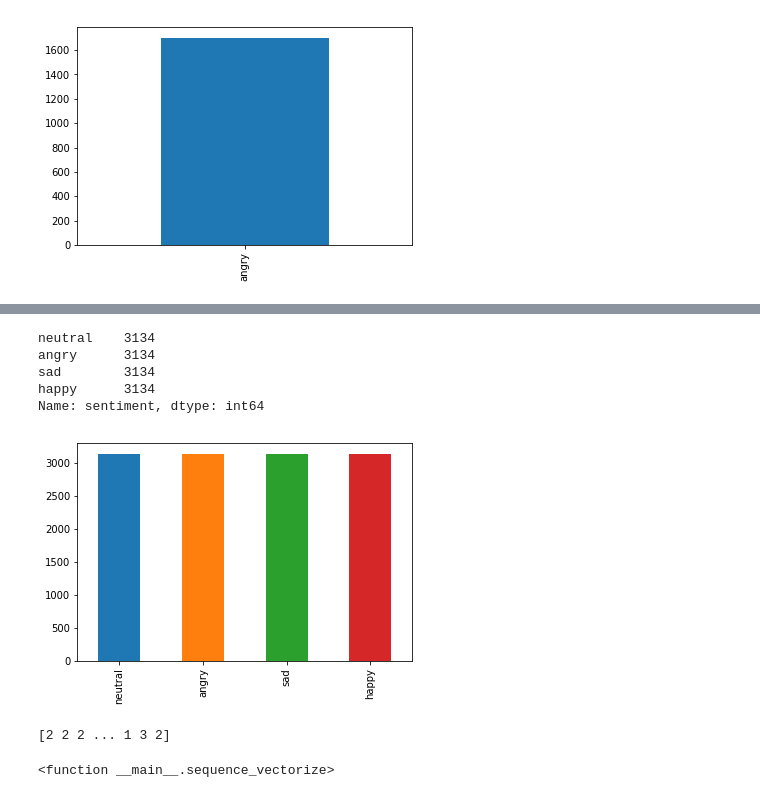
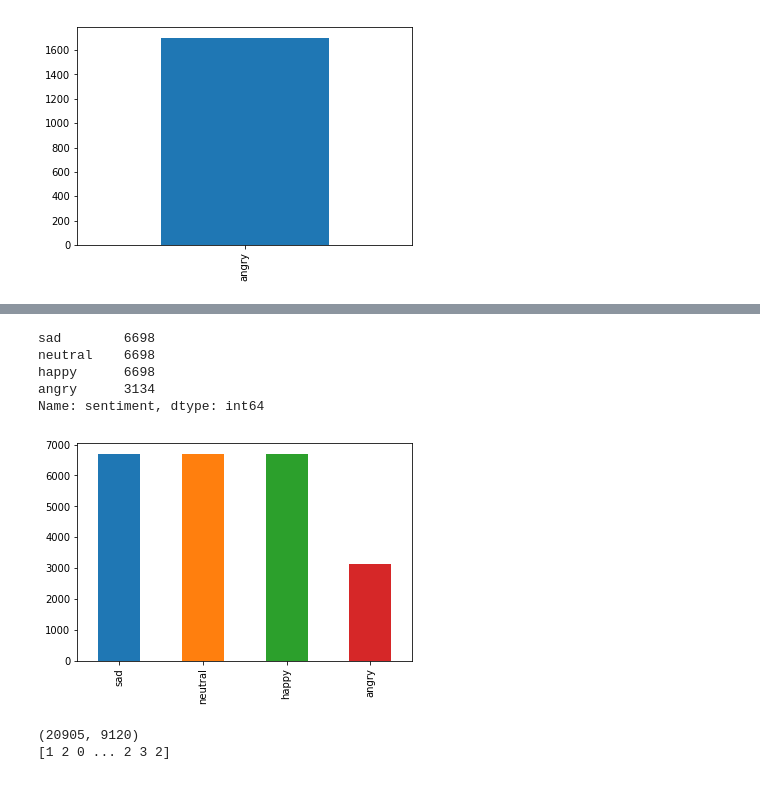
Before and after one commit to jeesupkim/FYP2019, a Jupyter notebook: textML/pre_train.ipynb, the cells around one changed output, grey strips where cells are left out. Cells and saved outputs as stored; diff of their text form; code cells hidden in the pictures.

Commit message:
Tuning hyperparameters, added datasets
Tuned hyperparameters, added datasets

```diff
--- a/textML/pre_train.ipynb
+++ b/textML/pre_train.ipynb
@@ -316,0 +305,7 @@ df_traindata.head()
+# %%
+#Read CSV
+df_traindata = pd.read_csv("../content/drive/My Drive/Colab Notebooks/datasets/tweets+anger+joy+sad_tcs_dropped.csv", header = 0)
+df_traindata.astype(str)
+
+df_traindata = df_traindata.reindex(np.random.permutation(df_traindata.index))
+print(df_traindata)
@@ -319,7 +332,8 @@ df_counts = df_traindata["sentiment"].value_counts()
 
 #Make different counts equal
 s_count, h_count, n_count, a_count = [0 for _ in range(4)]
-min_count = min(df_counts["happy"], df_counts["angry"], df_counts["neutral"], df_counts["sad"])
+# min_count = min(df_counts["happy"], df_counts["angry"], df_counts["neutral"], df_counts["sad"])
+min_count = min(df_counts["happy"], df_counts["neutral"], df_counts["sad"])
 for index, row in df_traindata.iterrows():
   sentiment = row["sentiment"]
   if (sentiment == "sad"):
@@ -328,41 +342,41 @@ for index, row in df_traindata.iterrows():
       continue
     else:
       df_traindata.drop(index,inplace=True)
       continue
   if (sentiment == "happy"):
     if (h_count < min_count):
       h_count+=1
       continue
     else:
       df_traindata.drop(index, inplace=True)
       continue
   if (sentiment == "neutral"):
     if (n_count < min_count):
       n_count+=1
       continue
     else:
       df_traindata.drop(index, inplace=True)
       continue
   if (sentiment == "angry"):
-    if (a_count < min_count):
-      a_count+=1
-      continue
-    else:
-      df_traindata.drop(index, inplace=True)
+#     if (a_count < min_count):
+#       a_count+=1
+#       continue
+#     else:
+#       df_traindata.drop(index, inplace=True)
       continue
   df_traindata.drop(index, inplace=True)
 
 print()
 #print(s_count, min_count)
 #plot distribution of sentiments
 df_traindata["sentiment"].value_counts().plot(kind='bar');
 df_traindata["sentiment"].value_counts()
 # %% [output]
-neutral    3134
+sad        6698
+neutral    6698
+happy      6698
 angry      3134
-sad        3134
-happy      3134
 Name: sentiment, dtype: int64
-[figure, old version]
+[figure, new version]
 # %%
 # Saving to file
@@ -541,26 +635,26 @@ data_y = df_traindata["sentiment"]
 train_texts, val_texts, train_labels, val_labels = train_test_split(data_x, data_y, test_size = 0.10, random_state = 42)
 
 # Vectorize texts.
-x_train, x_val = ngram_vectorize(
-    train_texts, train_labels, val_texts)
+x_train, x_val = ngram_vectorize(train_texts, train_labels, val_texts)
+x_seq_train, x_seq_val, word_index = sequence_vectorize(train_texts, val_texts)
+print(x_train.shape)
 
 #Transform text labels to hot-encoded matrix labels
-# angry, happy, neutral, sad
+# [angry, happy, neutral, sad]
+encoder = LabelEncoder()
+encoder.fit(train_labels)
+y_train = encoder.transform(train_labels)
+y_val = encoder.transform(val_labels)
+
+#Call this to hot-encode matrix labels
 # 1. 0. 0. 0.
 # 0. 1. 0. 0.
 # 0. 0. 1. 0.
 # 0. 0. 0. 1.
-encoder = LabelEncoder()
-encoder.fit(train_labels)
-y_train = encoder.transform(train_labels)
-y_val = encoder.transform(val_labels)
-#Call this to hot-encode matrix labels
 # num_classes = np.max(y_train) + 1
 # y_train = utils.to_categorical(y_train, num_classes)
 # y_val = utils.to_categorical(y_val, num_classes)
 print(y_train)
-
-sequence_vectorize
 # %% [output]
-[2 2 2 ... 1 3 2]
+(20905, 9120)
+[1 2 0 ... 2 3 2]
-<function __main__.sequence_vectorize>
```
Also changed, not shown: parts of 14 cells of this notebook, 7 other files.
